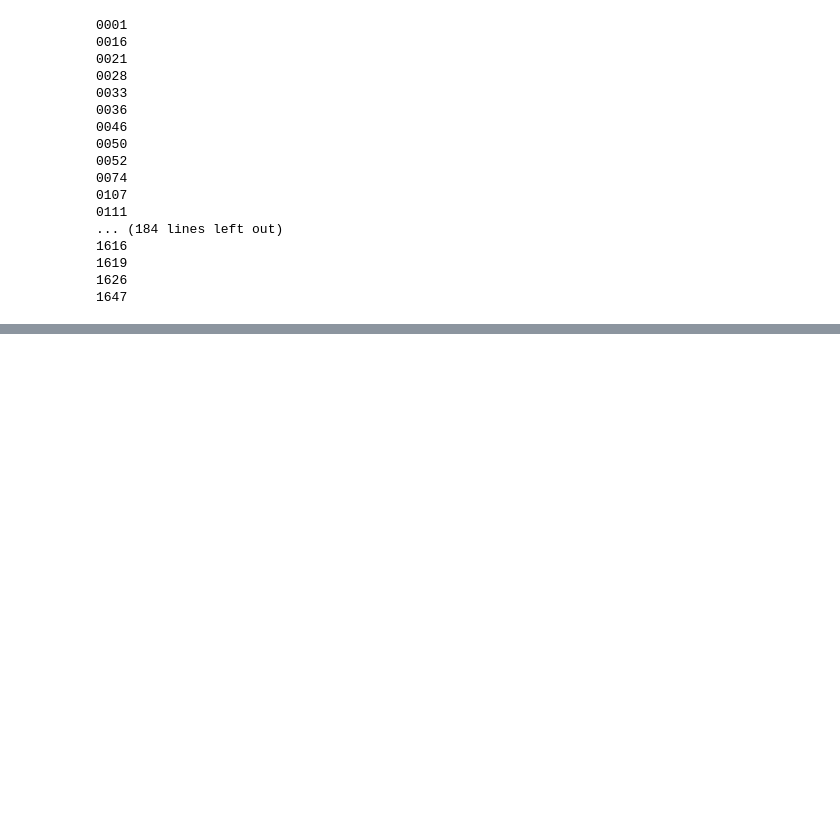
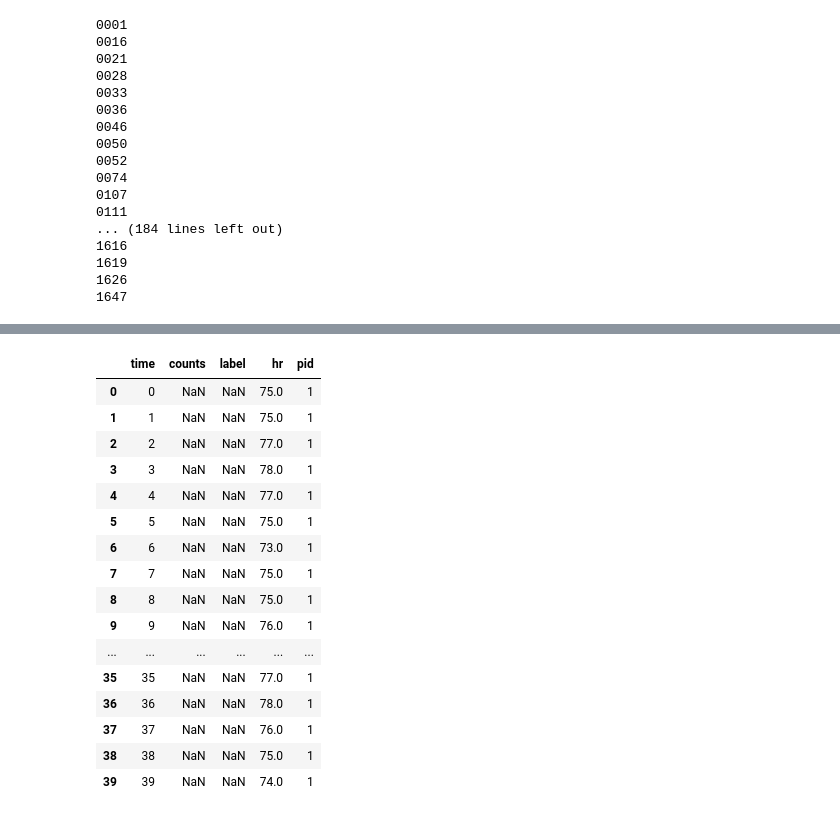
Before and after one commit to joaopalotti/rais_tutorial, a Jupyter notebook: 00_dataset_creation.ipynb, the cells around one changed output, grey strips where cells are left out. Drawn from its saved outputs; the diff is of its cells as text; code cells hidden in the pictures; blank space fills up the shorter version.

```diff
--- a/00_dataset_creation.ipynb
+++ b/00_dataset_creation.ipynb
@@ -117,3 +138,51 @@ NameError: name 'df' is not defined
+# %%
+# Add noise to activtity counts
+nvalues = dfs[~dfs["counts"].isna()].shape[0]
+noise = np.random.normal(0, 1, nvalues)
+dfs["counts_noise"] = None
+dfs.loc[~dfs["counts"].isna(), "counts_noise"] = noise
+
+dfs["new_counts"] = dfs["counts_noise"] + dfs["counts"]
+dfs["new_counts"] = dfs["new_counts"].clip(lower=0)
+dfs["new_counts"] = dfs["new_counts"].astype(float).round()
+
+dfs["counts"] = dfs["new_counts"]
+del dfs["new_counts"]
+del dfs["counts_noise"]
+# %%
+# Add noise to hr counts
+nvalues = dfs[~dfs["hr"].isna()].shape[0]
+noise = np.random.normal(0, 1, nvalues)
+dfs["hr_noise"] = None
+dfs.loc[~dfs["hr"].isna(), "hr_noise"] = noise
+
+dfs["new_hr"] = dfs["hr_noise"] + dfs["hr"]
+dfs["new_hr"] = dfs["new_hr"].clip(lower=0)
+dfs["new_hr"] = dfs["new_hr"].astype(float).round()
+
+dfs["hr"] = dfs["new_hr"]
+del dfs["new_hr"]
+del dfs["hr_noise"]
+# %%
+dfs.head(40)
+# %% [output]
+|  | time | counts | label | hr | pid |
+| 0 | 0 | NaN | NaN | 75.0 | 1 |
+| 1 | 1 | NaN | NaN | 75.0 | 1 |
+| 2 | 2 | NaN | NaN | 77.0 | 1 |
+| 3 | 3 | NaN | NaN | 78.0 | 1 |
+| 4 | 4 | NaN | NaN | 77.0 | 1 |
+| 5 | 5 | NaN | NaN | 75.0 | 1 |
+| 6 | 6 | NaN | NaN | 73.0 | 1 |
+| 7 | 7 | NaN | NaN | 75.0 | 1 |
+| 8 | 8 | NaN | NaN | 75.0 | 1 |
+| 9 | 9 | NaN | NaN | 76.0 | 1 |
+| ... | ... | ... | ... | ... | ... |
+| 35 | 35 | NaN | NaN | 77.0 | 1 |
+| 36 | 36 | NaN | NaN | 78.0 | 1 |
+| 37 | 37 | NaN | NaN | 76.0 | 1 |
+| 38 | 38 | NaN | NaN | 75.0 | 1 |
+| 39 | 39 | NaN | NaN | 74.0 | 1 |
 # %%
 dfs.columns = ["time", "act", "sleep_phase", "hr", "pid"]
 dfs.to_csv("datasets/tutorial_sleep_training_data.csv.gz", index=False)
```
Also changed, not shown: parts of 4 cells of this notebook.
